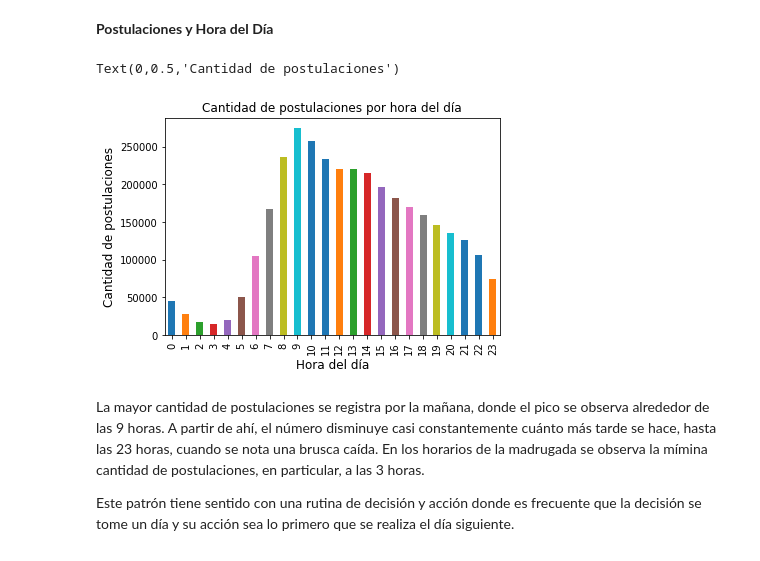
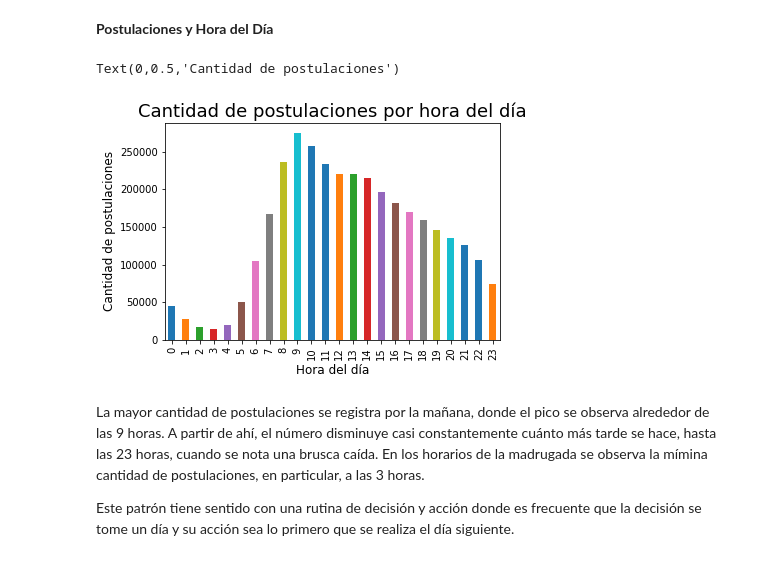
Before and after one commit to fedefunes96/TpDatos, a Jupyter notebook: Postulaciones y Vistas vs Tiempo.ipynb, the cells around one changed output. Saved outputs shown, nothing was run; the diff lists cells and outputs as text; code cells hidden in the pictures.

```diff
--- a/Postulaciones y Vistas vs Tiempo.ipynb
+++ b/Postulaciones y Vistas vs Tiempo.ipynb
@@ -94,12 +94,12 @@ Ahora que se tienen los data frames "dfpostulaciones" y "dfavisos" con la inform
 # %%
 #Se obtiene la hora, se cuenta y se vuelca en un gráfico
 grafico1 = dfpostulaciones["fechapostulacion"].dt.hour.value_counts().sort_index().plot(kind = "bar")
-grafico1.set_title("Cantidad de postulaciones por hora del día")
+grafico1.set_title("Cantidad de postulaciones por hora del día", fontsize=18)
 grafico1.set_xlabel("Hora del día", fontsize = 12)
 grafico1.set_ylabel("Cantidad de postulaciones", fontsize = 12)
 # %% [output]
 Text(0,0.5,'Cantidad de postulaciones')
-[figure, old version]
+[figure, new version]
 # %% [markdown]
 La mayor cantidad de postulaciones se registra por la mañana, donde el pico se observa alrededor de las 9 horas. A partir de ahí, el número disminuye casi constantemente cuánto más tarde se hace, hasta las 23 horas, cuando se nota una brusca caída. En los horarios de la madrugada se observa la mímina cantidad de postulaciones, en particular, a las 3 horas.
 
```
Also changed, not shown: parts of 7 cells of this notebook.
